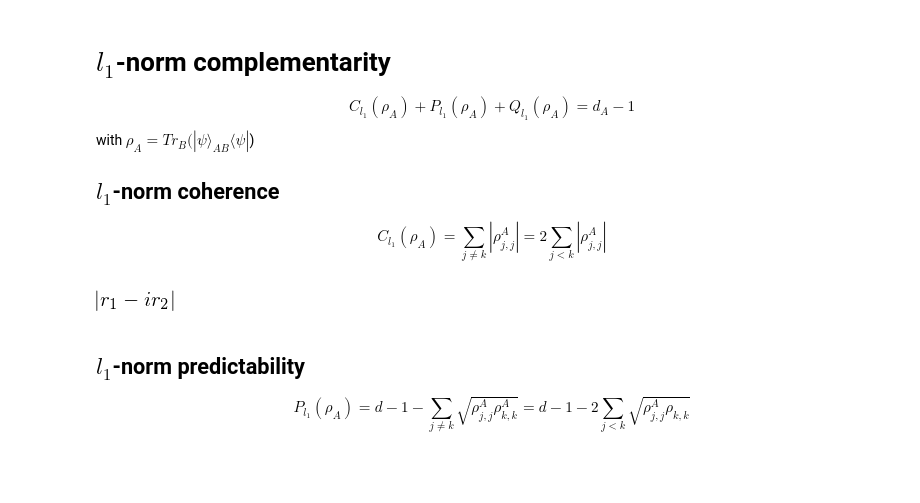
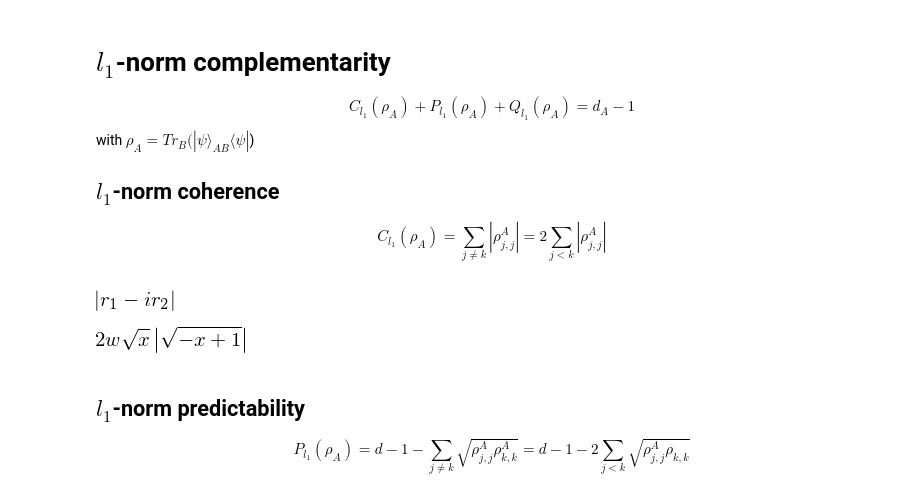
Before and after one commit to jonasmaziero/jupyterQ, a Jupyter notebook: coherence.ipynb, the cells around one changed output. Cells and saved outputs as stored; diff of their text form; code cells hidden in the pictures; blank space fills up the shorter version.

```diff
--- a/coherence.ipynb
+++ b/coherence.ipynb
@@ -69,6 +69,10 @@ def coh_l1(d,rho):
 #r1,r2,r3 = symbols('r_{1} r_{2} r_{3}'); simplify(coh_l1(2,rho1qb(r1,r2,r3)))
 # %% [output]
 [figure]
+# %%
+simplify(coh_l1(2,rho_wx))
+# %% [output]
+[figure, added]
 # %% [markdown]
 ## $l_{1}$-norm predictability
 \begin{equation}
```
Also changed, not shown: parts of 2 cells of this notebook.
